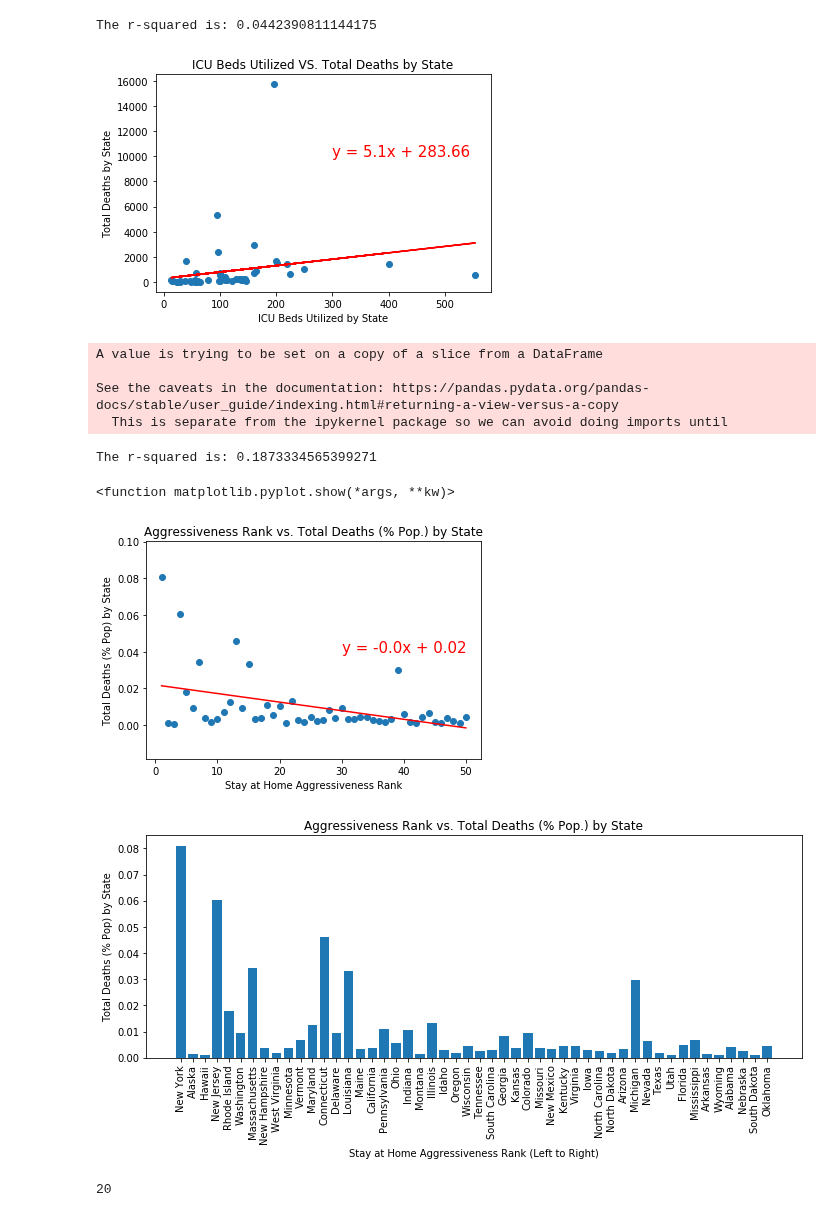
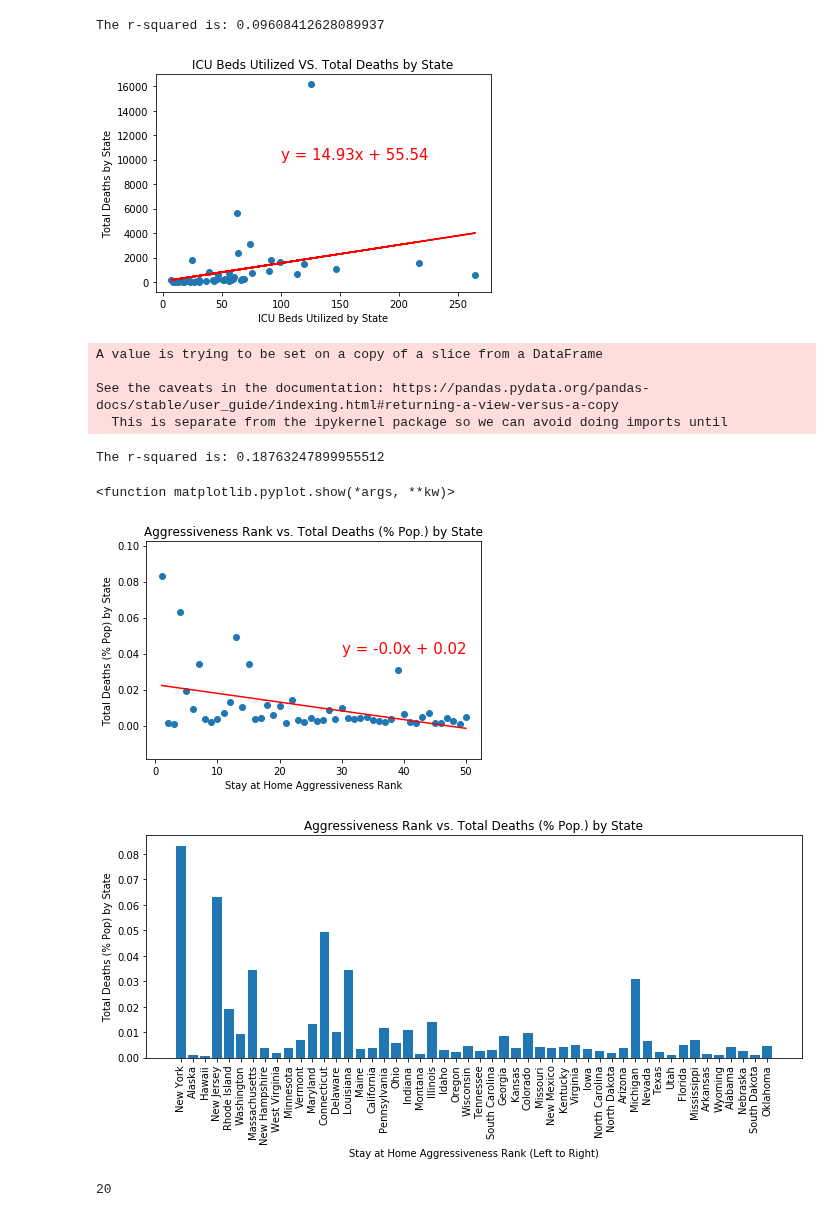
Before and after one commit to lmstevens/Group_Project_1, a Jupyter notebook: Liz's Graphs.ipynb, the cells around one changed output. Cells and saved outputs as stored; diff of their text form; code cells hidden in the pictures.

Commit message:
final graphs with corrected hospital data

```diff
--- a/Liz's Graphs.ipynb
+++ b/Liz's Graphs.ipynb
@@ -16,38 +16,32 @@ from pandas.io.json import json_normalize
 from scipy.stats import linregress
 # %%
 #Liz's Hospital Dataframe
-
-
-
 #read in .csv file
 hospital_data = pd.read_csv("CSV Folder/hospitals.csv")
-
 #set index to state_name
 hospital_data.set_index("state_name",inplace=True)
-
+hospital_data["num_icu_be"].fillna(0, inplace = True)
+hospital_data["bed_utiliz"].fillna(0, inplace = True)
+hospital_data["num_licens"].replace("****",0,inplace = True)
+hospital_data["num_staffe"].replace("****",0,inplace = True)
+hospital_data['num_licens']=hospital_data['num_licens'].astype(int)
+hospital_data['num_staffe']=hospital_data['num_staffe'].astype(int)
 #group dataframe by state_name
 hg = hospital_data.groupby('state_name')
-
 #do count of hg dataframe (where it groups by states)to get total count of hospitals, doctors, staff,
 #icu beds, and icu beds utilized. Then add each series to new dataframe called 'state_hospital_data'
-
 hg["num_icu_be"].count()
-state_hospital_data = pd.DataFrame(hg["num_icu_be"].count())
-
+state_hospital_data = pd.DataFrame(hg["num_icu_be"].sum())
 hospitals = hg["hospital_n"].count()
 state_hospital_data["Number of Hospitals"]=hospitals
-
-doctors = hg["num_licens"].count()
+doctors = hg["num_licens"].sum()
 state_hospital_data["Number of Doctors"]=doctors
-
-staff = hg["num_staffe"].count()
+staff = hg["num_staffe"].sum()
 state_hospital_data["Number of Staff"]=staff
-
-icu_beds = hg["num_icu_be"].count()
+icu_beds = hg["num_icu_be"].sum()
 state_hospital_data["ICU Beds Available"]=icu_beds
-
-bed_utiliz = hg["bed_utiliz"].count()
+bed_utiliz = hg["bed_utiliz"].sum()
 state_hospital_data["ICU Beds Utilized"]=bed_utiliz
-
 #drop double num_icu_be column
 state_hospital_data.drop("num_icu_be",axis=1, inplace = True)
+state_hospital_data.head()
@@ -58,7 +60,7 @@ response3 = requests.get(url3)
 #Turned entire response into a dataframe
 US_df = json_normalize(response3.json(), errors='ignore')
 #Narrowed df to specific columns of interest
-US_df = US_df.iloc[:,[0,1,8,9,22,16,10,19]]
+US_df = US_df.iloc[:,[0,1,10,11,24,18,12,21]]
 
 #Read in a State Name Abbrev CSV so that df's could be joined with different state naming conventions
 st_abrev = pd.read_csv("CSV Folder/Covid Analysis Data - StateNameAbrev.csv")
@@ -93,0 +96 @@ comb2_df.rename(columns = {"positive":"Positive",
+comb2_df.head()
@@ -98,22 +108,22 @@ pop_df = pop_df.rename(columns = {"NAME": "State","POPESTIMATE2019":"2019 Pop Es
 # %%
 x_values = comb2_df["ICU Beds Utilized"]
 y_values = comb2_df["Total Deaths"]
 plt.scatter(x_values,y_values)
 plt.xlabel("ICU Beds Utilized by State")
 plt.ylabel("Total Deaths by State")
 plt.title("ICU Beds Utilized VS. Total Deaths by State")
 
 
 (slope, intercept, rvalue, pvalue, stderr) = linregress(x_values, y_values)
 regress_values = x_values * slope + intercept
 line_eq = "y = " + str(round(slope,2)) + "x + " + str(round(intercept,2))
 plt.plot(x_values,regress_values,"r-")
-plt.annotate(line_eq,(300,10000),fontsize=15,color="red")
+plt.annotate(line_eq,(100,10000),fontsize=15,color="red")
 print(f"The r-squared is: {rvalue**2}")
 plt.savefig("PNG Folder/liz_bedsutilizedvsdeaths_scatter_final.png")
 # %% [output]
-The r-squared is: 0.0442390811144175
+The r-squared is: 0.09608412628089937
-[figure, old version]
+[figure, new version]
 # %%
 rankpop_df = comb2_df.merge(pop_df,how = 'left',on = "State")
 rankpop_df2 = rankpop_df[["State","2019 Pop Est","Overall Rank","Total Deaths"]]
@@ -143,10 +153,11 @@ print(f"The r-squared is: {rvalue**2}")
 plt.savefig("PNG Folder/liz_stateaggressive_scatter_final.png")
 plt.show
 # %% [output]
-The r-squared is: 0.1873334565399271
+The r-squared is: 0.18763247899955512
 <function matplotlib.pyplot.show(*args, **kw)>
-[figure, old version]
+[figure, new version]
 # %%
+labels =rankpop_df2["State"]
 fig1, ax1 = plt.subplots(figsize=(10, 5))
 ax1.bar(x_values,y_values,align="center")
 plt.xticks(x_values,labels, rotation='vertical')
@@ -157,7 +168,7 @@ plt.tight_layout()
 plt.savefig("PNG Folder/liz_stateaggressive_bar_final.png")
 plt.show()
 # %% [output]
-[figure, old version]
+[figure, new version]
 # %%
 sorted_rankpop_df = rankpop_df2.sort_values(by='Overall Rank', ascending=True)
 sorted_top = sorted_rankpop_df.head(10)
```
Also changed, not shown: parts of 2 cells of this notebook, 4 other files.
